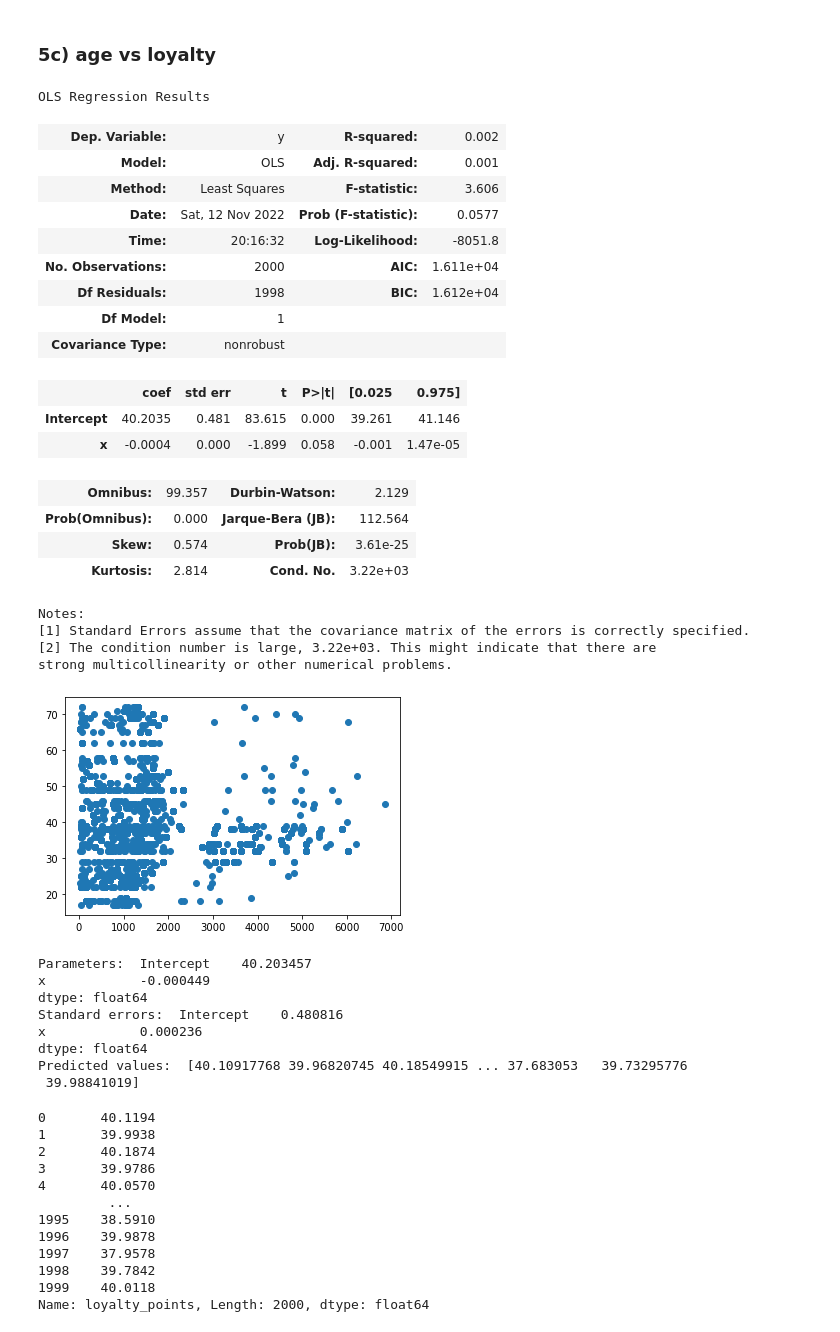
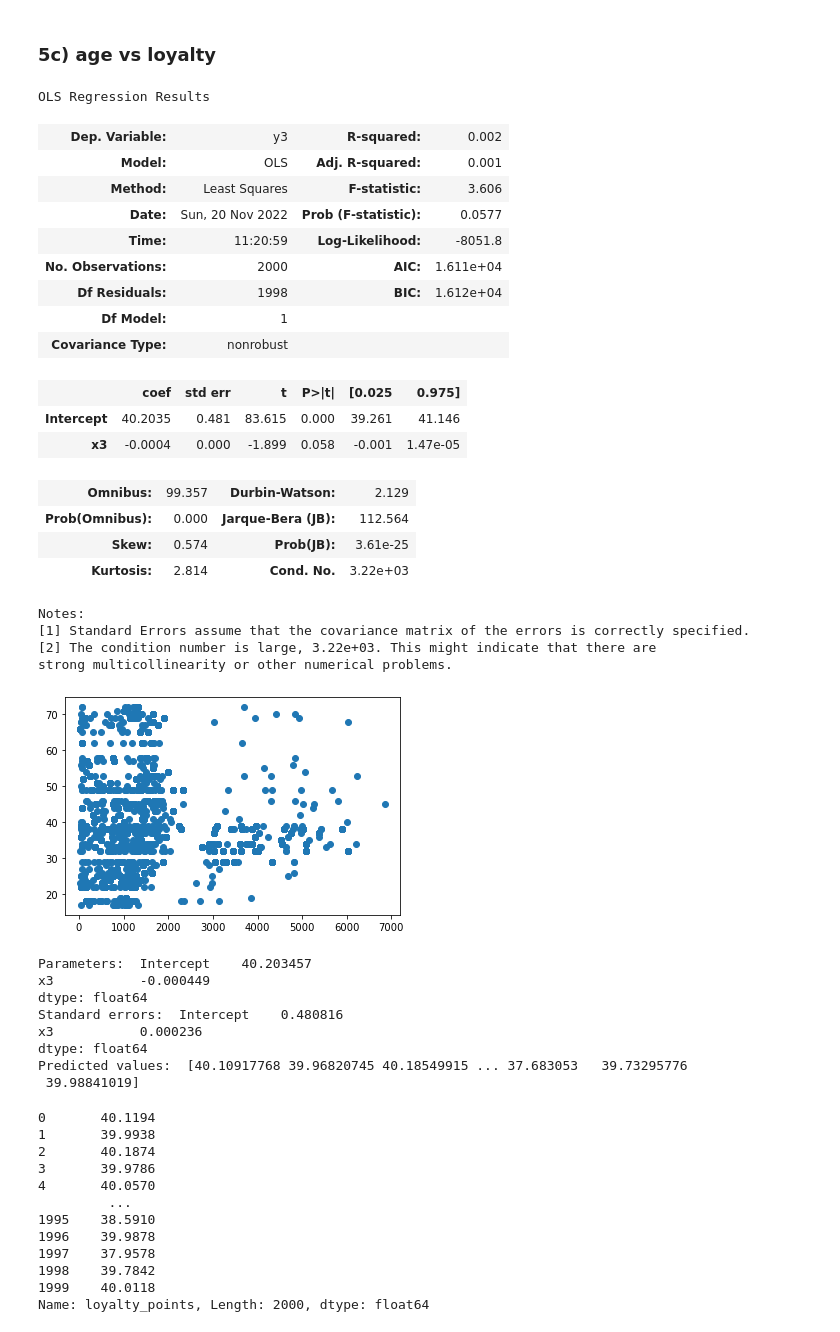
Before and after one commit to mikebenas/LSE_TurtleGames_R_Analysis, a Jupyter notebook: LSE_DA301_Assignment_Python_template.ipynb, the cells around one changed output. Drawn from its saved outputs; the diff is of its cells as text; code cells hidden in the pictures.

```diff
--- a/LSE_DA301_Assignment_Python_template.ipynb
+++ b/LSE_DA301_Assignment_Python_template.ipynb
@@ -381,36 +400,36 @@ plt.show()
 # %% [markdown]
 ### 5c) age vs loyalty
 # %%
-# Independent variable.
-x=reviews['loyalty_points']
+# Independent variable/explanatory.
+x3=reviews['loyalty_points']
 
-# Dependent variable.
-y=reviews['age']
+# Dependent variable/response.
+y3=reviews['age']
 
 # Check for linearity with Matplotlib.
-plt.scatter(x, y)
+plt.scatter(x3, y3)
 
 # OLS model and summary.
 # Create formula and pass through OLS methods.
-f3 = 'y ~ x'
-test3 = ols(f3, data = reviews).fit()
+f3 = 'y3 ~ x3'
+model3 = ols(f3, data = reviews).fit()
 
-# Print the regression table.
-test3.summary()
+# View the output.
+model3.summary()
 # %% [output]
 OLS Regression Results
-| Dep. Variable: | y | R-squared: | 0.002 |
+| Dep. Variable: | y3 | R-squared: | 0.002 |
 | Model: | OLS | Adj. R-squared: | 0.001 |
 | Method: | Least Squares | F-statistic: | 3.606 |
-| Date: | Sat, 12 Nov 2022 | Prob (F-statistic): | 0.0577 |
-| Time: | 20:16:32 | Log-Likelihood: | -8051.8 |
+| Date: | Sun, 20 Nov 2022 | Prob (F-statistic): | 0.0577 |
+| Time: | 11:20:59 | Log-Likelihood: | -8051.8 |
 | No. Observations: | 2000 | AIC: | 1.611e+04 |
 | Df Residuals: | 1998 | BIC: | 1.612e+04 |
 | Df Model: | 1 |  |  |
 | Covariance Type: | nonrobust |  |  |
 |  | coef | std err | t | P>|t| | [0.025 | 0.975] |
 | Intercept | 40.2035 | 0.481 | 83.615 | 0.000 | 39.261 | 41.146 |
-| x | -0.0004 | 0.000 | -1.899 | 0.058 | -0.001 | 1.47e-05 |
+| x3 | -0.0004 | 0.000 | -1.899 | 0.058 | -0.001 | 1.47e-05 |
 | Omnibus: | 99.357 | Durbin-Watson: | 2.129 |
 | Prob(Omnibus): | 0.000 | Jarque-Bera (JB): | 112.564 |
 | Skew: | 0.574 | Prob(JB): | 3.61e-25 |
@@ -422,19 +441,19 @@ strong multicollinearity or other numerical problems.
 [figure]
 # %%
 # Extract the estimated parameters.
-print("Parameters: ", test3.params)
+print("Parameters: ", model3.params)
 
 # Extract the standard errors.
-print("Standard errors: ", test3.bse)
+print("Standard errors: ", model3.bse)
 
 # Extract the predicted values.
-print("Predicted values: ", test3.predict())
+print("Predicted values: ", model3.predict())
 # %% [output]
 Parameters:  Intercept    40.203457
-x            -0.000449
+x3           -0.000449
 dtype: float64
 Standard errors:  Intercept    0.480816
-x            0.000236
+x3           0.000236
 dtype: float64
 Predicted values:  [40.10917768 39.96820745 40.18549915 ... 37.683053   39.73295776
  39.98841019]
```
Also changed, not shown: parts of 37 cells of this notebook.
